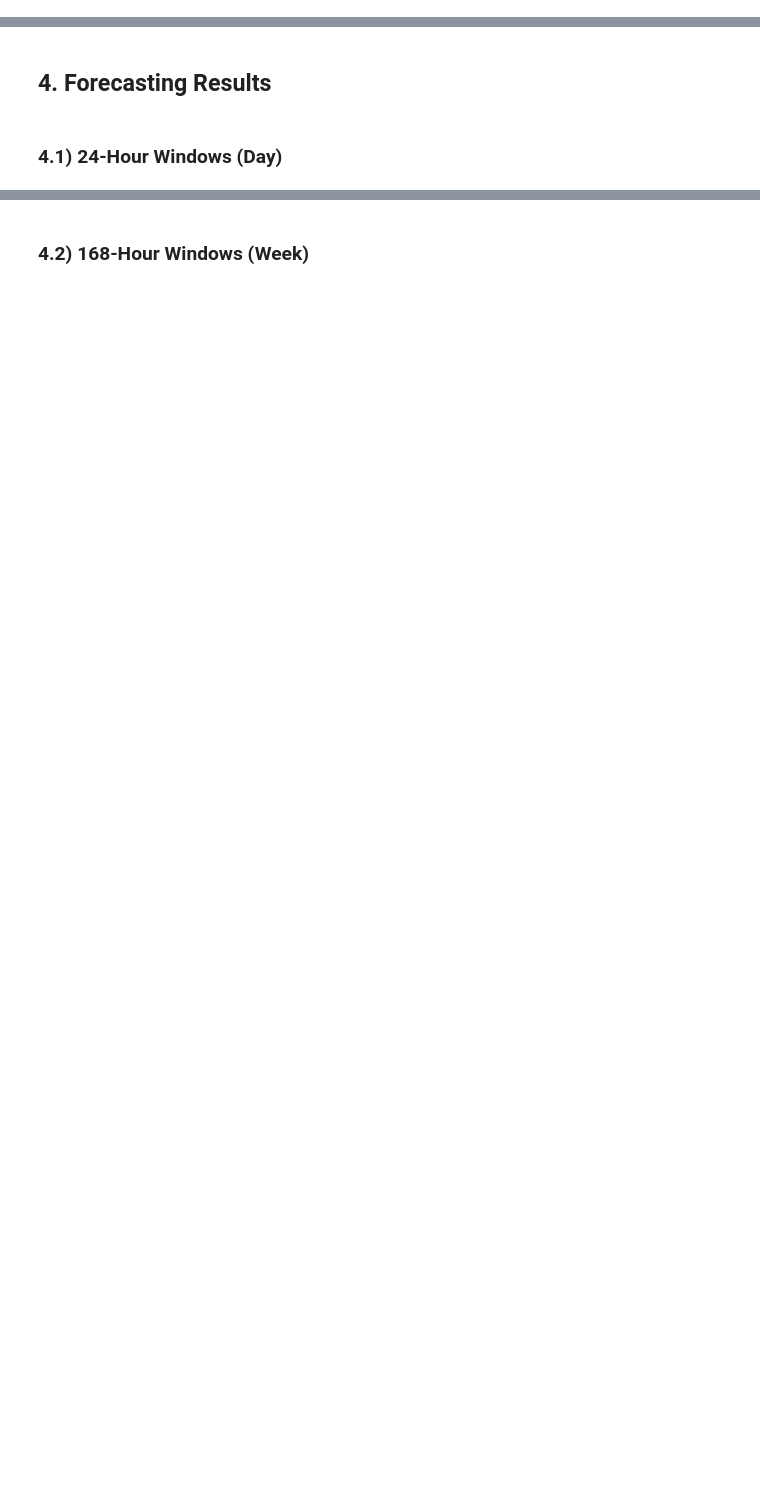
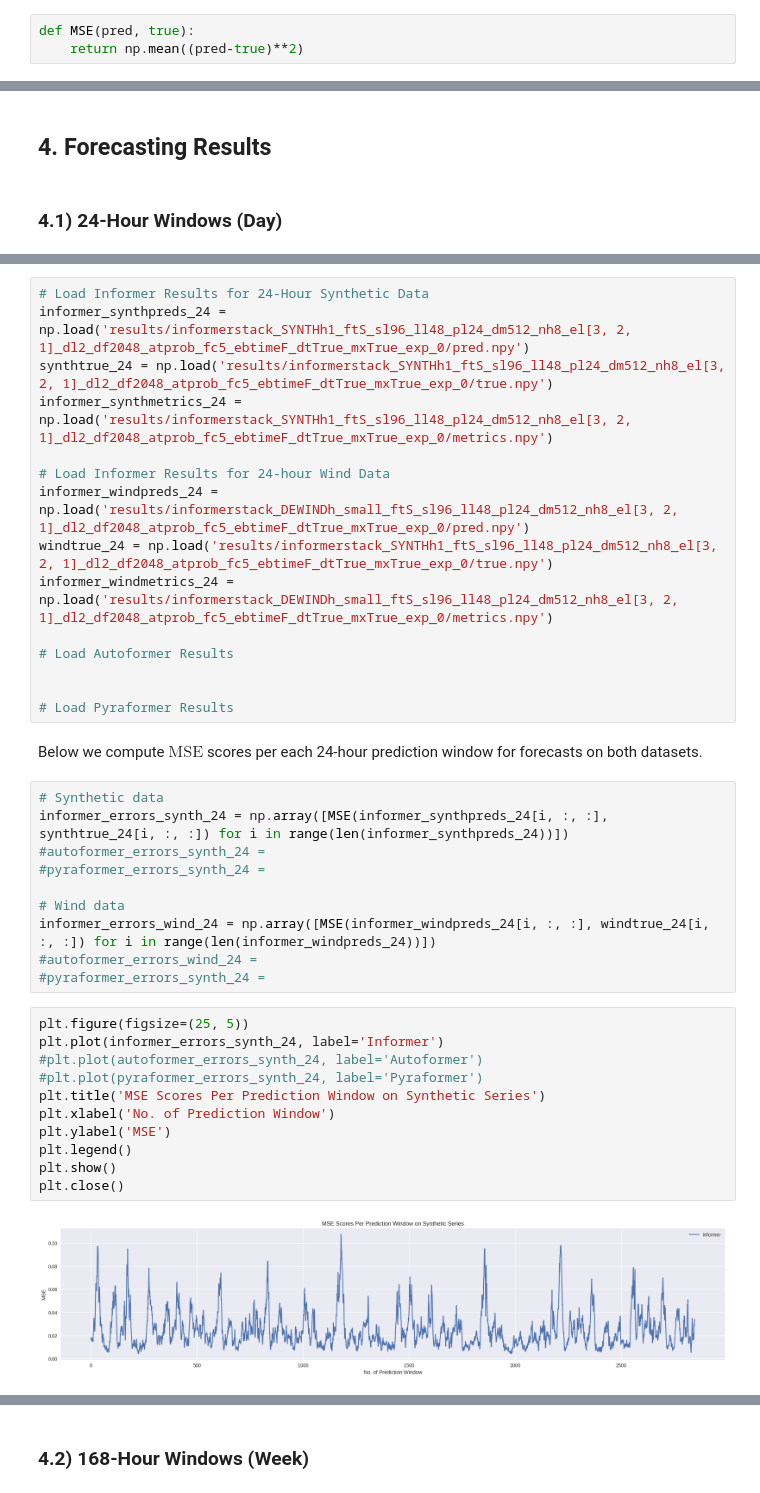
Before and after one commit to anasashb/TransformersEnergyTS, a Jupyter notebook: prototype.ipynb, the cells around one changed output, grey strips where cells are left out. Saved outputs shown, nothing was run; the diff lists cells and outputs as text; blank space fills up the shorter version.

Commit message:
Added informer part

```diff
--- a/prototype.ipynb
+++ b/prototype.ipynb
@@ -25,6 +27,9 @@ import pandas as pd
 import matplotlib.pyplot as plt
 plt.style.use('seaborn-v0_8')
 import torch
+# %%
+def MSE(pred, true):
+    return np.mean((pred-true)**2)
 # %% [markdown]
 ## **2. Datasets**
 # %% [markdown]
@@ -204,0 +214,40 @@ With this operation, the authors note that overall memory usage is reduced to $\
+# %%
+# Load Informer Results for 24-Hour Synthetic Data
+informer_synthpreds_24 = np.load('results/informerstack_SYNTHh1_ftS_sl96_ll48_pl24_dm512_nh8_el[3, 2, 1]_dl2_df2048_atprob_fc5_ebtimeF_dtTrue_mxTrue_exp_0/pred.npy')
+synthtrue_24 = np.load('results/informerstack_SYNTHh1_ftS_sl96_ll48_pl24_dm512_nh8_el[3, 2, 1]_dl2_df2048_atprob_fc5_ebtimeF_dtTrue_mxTrue_exp_0/true.npy')
+informer_synthmetrics_24 = np.load('results/informerstack_SYNTHh1_ftS_sl96_ll48_pl24_dm512_nh8_el[3, 2, 1]_dl2_df2048_atprob_fc5_ebtimeF_dtTrue_mxTrue_exp_0/metrics.npy')
+
+# Load Informer Results for 24-hour Wind Data
+informer_windpreds_24 = np.load('results/informerstack_DEWINDh_small_ftS_sl96_ll48_pl24_dm512_nh8_el[3, 2, 1]_dl2_df2048_atprob_fc5_ebtimeF_dtTrue_mxTrue_exp_0/pred.npy')
+windtrue_24 = np.load('results/informerstack_SYNTHh1_ftS_sl96_ll48_pl24_dm512_nh8_el[3, 2, 1]_dl2_df2048_atprob_fc5_ebtimeF_dtTrue_mxTrue_exp_0/true.npy')
+informer_windmetrics_24 = np.load('results/informerstack_DEWINDh_small_ftS_sl96_ll48_pl24_dm512_nh8_el[3, 2, 1]_dl2_df2048_atprob_fc5_ebtimeF_dtTrue_mxTrue_exp_0/metrics.npy')
+
+# Load Autoformer Results
+
+
+# Load Pyraformer Results
+# %% [markdown]
+Below we compute $\text{MSE}$ scores per each 24-hour prediction window for forecasts on both datasets.
+# %%
+# Synthetic data
+informer_errors_synth_24 = np.array([MSE(informer_synthpreds_24[i, :, :], synthtrue_24[i, :, :]) for i in range(len(informer_synthpreds_24))])
+#autoformer_errors_synth_24 =
+#pyraformer_errors_synth_24 =
+
+# Wind data
+informer_errors_wind_24 = np.array([MSE(informer_windpreds_24[i, :, :], windtrue_24[i, :, :]) for i in range(len(informer_windpreds_24))])
+#autoformer_errors_wind_24 =
+#pyraformer_errors_synth_24 =
+# %%
+plt.figure(figsize=(25, 5))
+plt.plot(informer_errors_synth_24, label='Informer')
+#plt.plot(autoformer_errors_synth_24, label='Autoformer')
+#plt.plot(pyraformer_errors_synth_24, label='Pyraformer')
+plt.title('MSE Scores Per Prediction Window on Synthetic Series')
+plt.xlabel('No. of Prediction Window')
+plt.ylabel('MSE')
+plt.legend()
+plt.show()
+plt.close()
+# %% [output]
+[figure, added]
```
Also changed, not shown: parts of 18 cells of this notebook.
